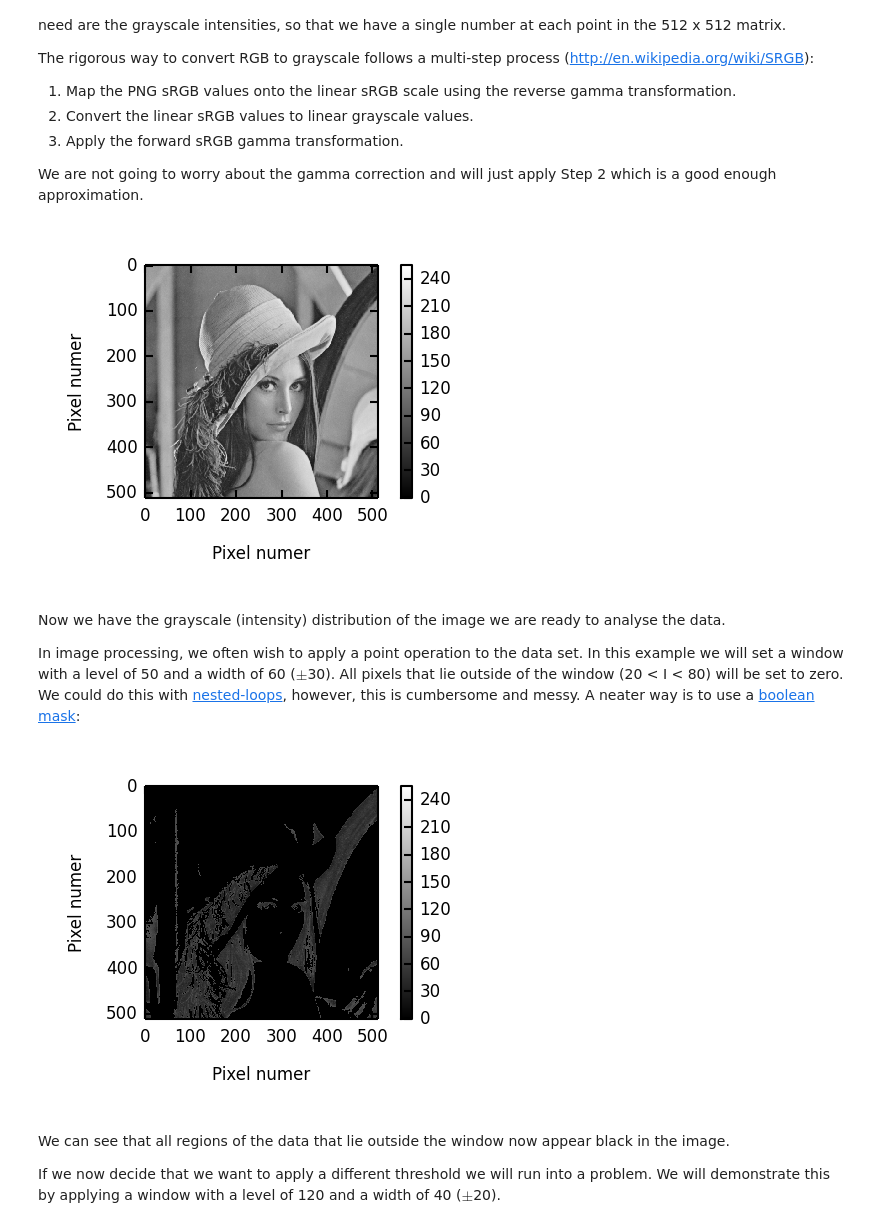
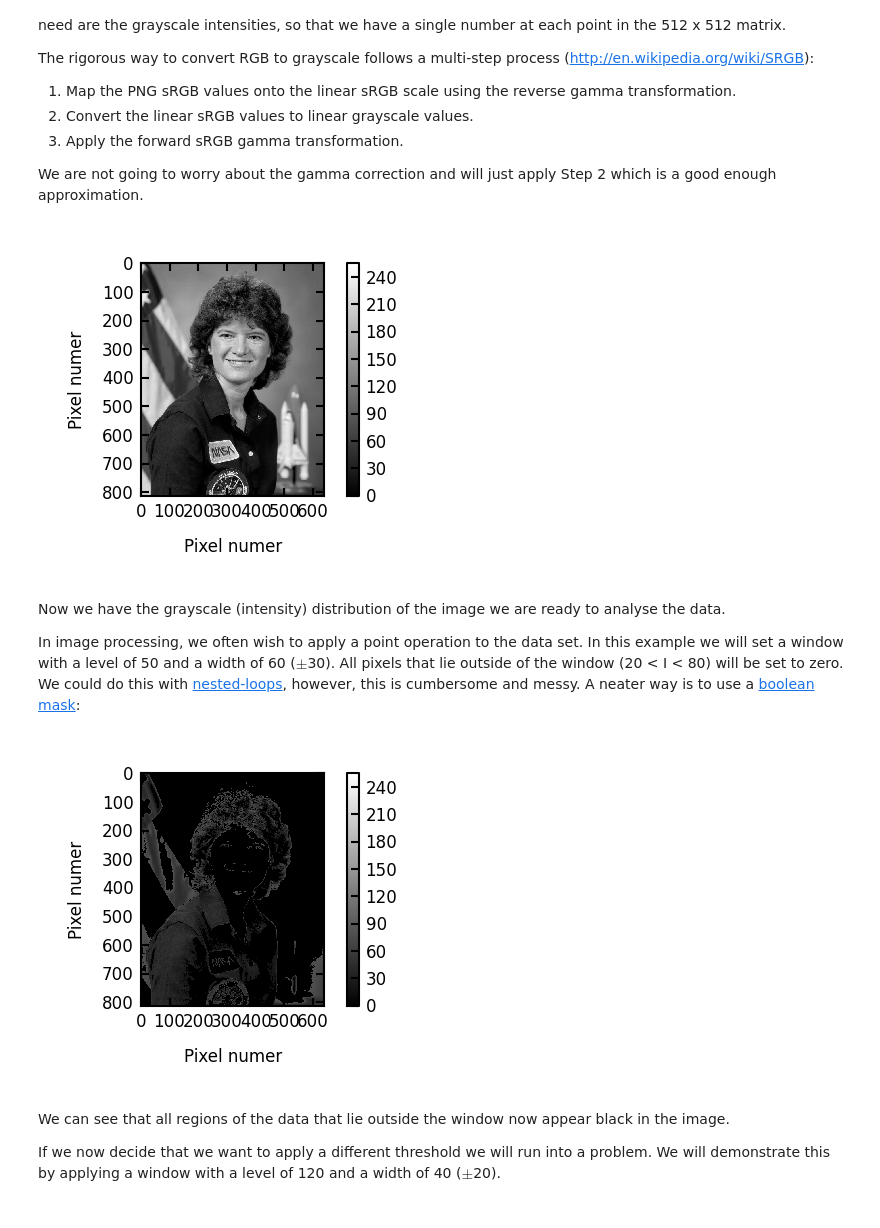
Before and after one commit to swcarpentry/DEPRECATED-bc, a Jupyter notebook: intermediate/python/SoftwareCarpentryDev_MRD_WithSolutions.ipynb, the cells around one changed output. Cells and saved outputs as stored; diff of their text form; code cells hidden in the pictures.

```diff
--- a/intermediate/python/SoftwareCarpentryDev_MRD_WithSolutions.ipynb
+++ b/intermediate/python/SoftwareCarpentryDev_MRD_WithSolutions.ipynb
@@ -31,9 +31,10 @@ from scipy import ndimage
 
 # Specify the path to the first image (PNG) file.
 lenaPath = "./Lenna.png"
+sallyPath = "./Sally.png"
 
 # Load the first image file into memory.
-lenaPNG = ndimage.imread(lenaPath)
+sallyPNG = ndimage.imread(sallyPath)
 
 # Load the second image file (built-in) from the Scipy library.
 lenaSciPy = misc.lena()
@@ -122,3 +118,12 @@ As a side note, it is useful to understand that grayscale images can be stored a
+# %%
+# A more elegant way to separate the image into its RGB components is to use the transpose of the array of input data.
+redSallyT, greenSallyT, blueSallyT =  ndimage.imread(sallyPath).T
+
+# Now apply step to of the conversion from sRGB to linear grayscale.
+graySally = (0.299 * redSallyT) + (0.587 * greenSallyT) + (0.114 * blueSallyT)
+
+# We have to apply a second transpose as the initial transpose swapped the X and Y axes as well as the Z axis.
+graySally = graySally.T.astype("uint8")
 # %%
 # Plot the PNG in the jet colourmap.
 # Can't keep the same figure size for multi-sub-plot so need to specify something sensible.
@@ -296,7 +299,7 @@ We will demonstrate how to do this for the first of the 3 `subplots`.
 # %%
 from mpl_toolkits.axes_grid1 import make_axes_locatable
 
-im2Plot = lenaPNG
+im2Plot = sallyPNG
 colorMap = "jet"
 
 # Get handles for the figure and the subplots.
@@ -412,46 +415,37 @@ The rigorous way to convert RGB to grayscale follows a multi-step process (http:
 We are not going to worry about the gamma correction and will just apply Step 2 which is a good enough approximation.
 # %%
 def plotSingleFigImshow(im2Plot):
-    # Plot grayscale Lena.
+    # Plot grayscale image.
     plt.imshow(im2Plot, interpolation = 'nearest', origin='upper', cmap='gray')
     plt.xlabel("Pixel numer")
     plt.ylabel("Pixel numer")
     plt.clim([0,255])
     plt.colorbar()
 
-# A more elegant way to separate the image into its RGB components is to use the transpose of the array of input data.
-redLena, greenLena, blueLena =  ndimage.imread(lenaPath).T
-
-# Now apply step to of the conversion from sRGB to linear grayscale.
-grayLena = (0.299 * redLena) + (0.587 * greenLena) + (0.114 * blueLena)
-
-# We have to apply a second transpose as the initial transpose swapped the X and Y axes as well as the Z axis.
-grayLena = grayLena.T
-
 # Plot the image.
-plotSingleFigImshow(grayLena)
+plotSingleFigImshow(graySally)
 
 plt.show()
 # %% [output]
-[figure, old version]
+[figure, new version]
 # %% [markdown]
 Now we have the grayscale (intensity) distribution of the image we are ready to analyse the data.
 
 In image processing, we often wish to apply a point operation to the data set.  In this example we will set a window with a level of 50 and a width of 60 ($\pm$30).  All pixels that lie outside of the window (20 < I < 80) will be set to zero.  We could do this with [nested-loops](../../gloss.html#nested-loops), however, this is cumbersome and messy.  A neater way is to use a [boolean](../../gloss.html#boolean) [mask](../../gloss.html#mask):
 # %%
 # Generate a mask by simple thresholding.
-boolMask = (grayLena > 80) | (grayLena < 20)
+boolMask = (graySally > 80) | (graySally < 20)
 
 # In the mask, all pixels with intensity >200 OR <100 will be set to True.
 # Now set these pixels to zero.
-grayLena[boolMask] = 0
+graySally[boolMask] = 0
 
 # Plot the image.
-plotSingleFigImshow(grayLena)
+plotSingleFigImshow(graySally)
 
 plt.show()
 # %% [output]
-[figure, old version]
+[figure, new version]
 # %% [markdown]
 We can see that all regions of the data that lie outside the window now appear black in the image.
 
```
Also changed, not shown: parts of 20 cells of this notebook, 1 other file.
